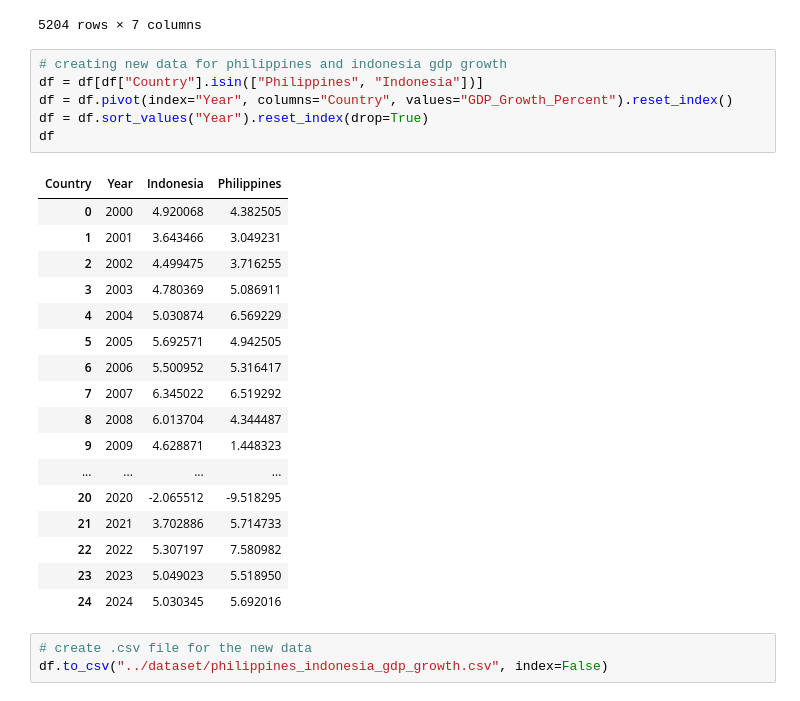
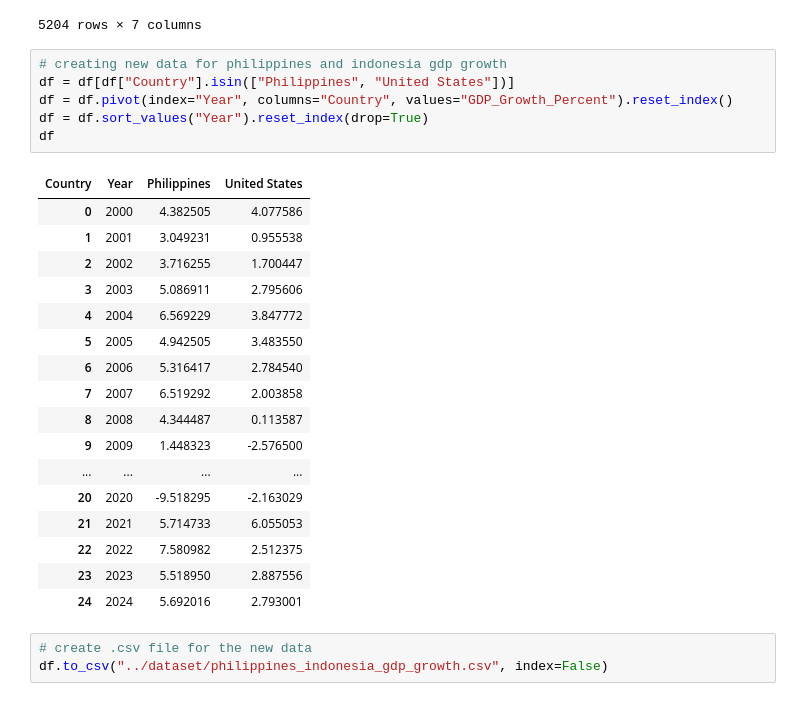
Before and after one commit to Tovi-Rufin-M/Statistics, a Jupyter notebook: Activity/philipins_vs_indoisa.ipynb, the cells around one changed output. Saved outputs shown, nothing was run; the diff lists cells and outputs as text.

```diff
--- a/Activity/philipins_vs_indoisa.ipynb
+++ b/Activity/philipins_vs_indoisa.ipynb
@@ -25,28 +25,28 @@ df
 5204 rows × 7 columns
 # %%
 # creating new data for philippines and indonesia gdp growth
-df = df[df["Country"].isin(["Philippines", "Indonesia"])]
+df = df[df["Country"].isin(["Philippines", "United States"])]
 df = df.pivot(index="Year", columns="Country", values="GDP_Growth_Percent").reset_index()
 df = df.sort_values("Year").reset_index(drop=True)
 df
 # %% [output]
-| Country | Year | Indonesia | Philippines |
-| 0 | 2000 | 4.920068 | 4.382505 |
-| 1 | 2001 | 3.643466 | 3.049231 |
-| 2 | 2002 | 4.499475 | 3.716255 |
-| 3 | 2003 | 4.780369 | 5.086911 |
-| 4 | 2004 | 5.030874 | 6.569229 |
-| 5 | 2005 | 5.692571 | 4.942505 |
-| 6 | 2006 | 5.500952 | 5.316417 |
-| 7 | 2007 | 6.345022 | 6.519292 |
-| 8 | 2008 | 6.013704 | 4.344487 |
-| 9 | 2009 | 4.628871 | 1.448323 |
+| Country | Year | Philippines | United States |
+| 0 | 2000 | 4.382505 | 4.077586 |
+| 1 | 2001 | 3.049231 | 0.955538 |
+| 2 | 2002 | 3.716255 | 1.700447 |
+| 3 | 2003 | 5.086911 | 2.795606 |
+| 4 | 2004 | 6.569229 | 3.847772 |
+| 5 | 2005 | 4.942505 | 3.483550 |
+| 6 | 2006 | 5.316417 | 2.784540 |
+| 7 | 2007 | 6.519292 | 2.003858 |
+| 8 | 2008 | 4.344487 | 0.113587 |
+| 9 | 2009 | 1.448323 | -2.576500 |
 | ... | ... | ... | ... |
-| 20 | 2020 | -2.065512 | -9.518295 |
-| 21 | 2021 | 3.702886 | 5.714733 |
-| 22 | 2022 | 5.307197 | 7.580982 |
-| 23 | 2023 | 5.049023 | 5.518950 |
-| 24 | 2024 | 5.030345 | 5.692016 |
+| 20 | 2020 | -9.518295 | -2.163029 |
+| 21 | 2021 | 5.714733 | 6.055053 |
+| 22 | 2022 | 7.580982 | 2.512375 |
+| 23 | 2023 | 5.518950 | 2.887556 |
+| 24 | 2024 | 5.692016 | 2.793001 |
 # %%
 # create .csv file for the new data
 df.to_csv("../dataset/philippines_indonesia_gdp_growth.csv", index=False)
```
Also changed, not shown: parts of 11 cells of this notebook, 4 other files.
